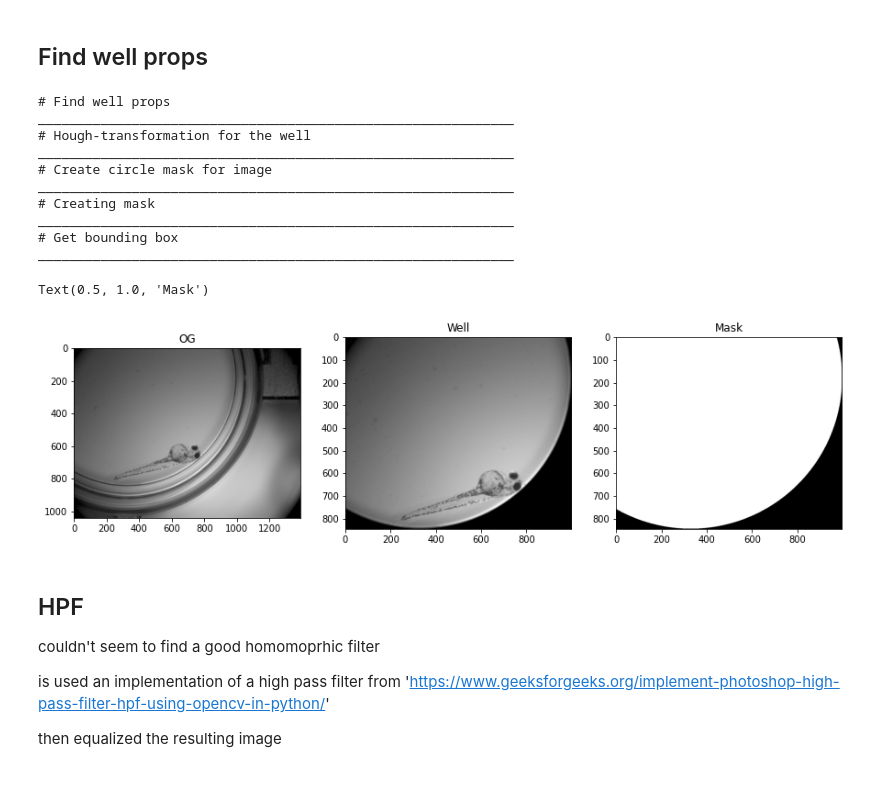
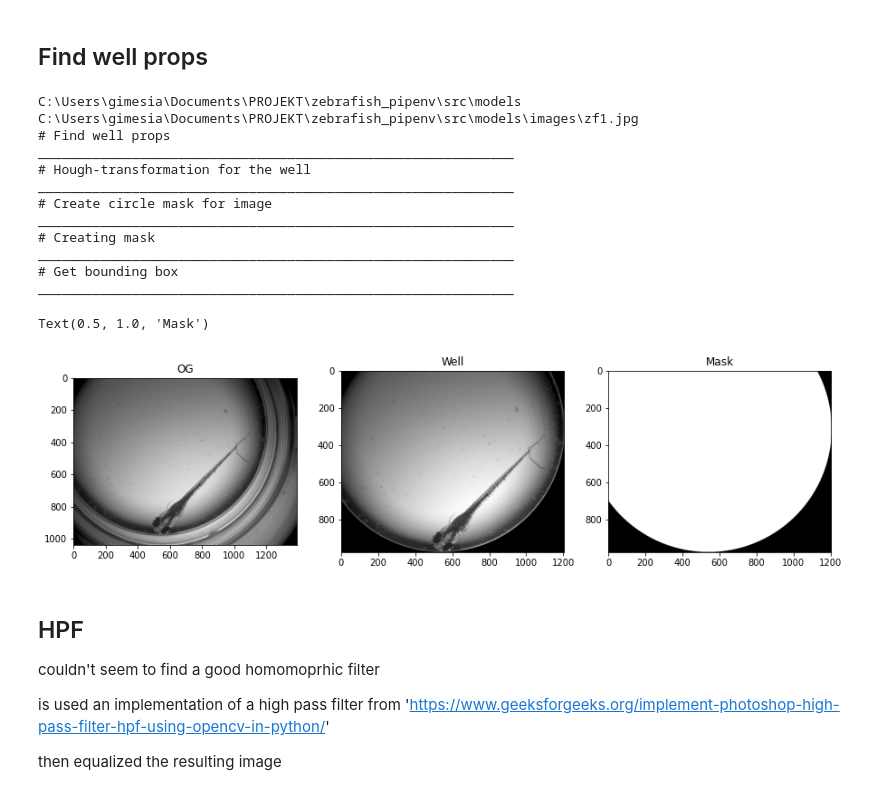
Before and after one commit to gimesia/zebrafisher, a Jupyter notebook: __docs/__notebooks/get_poss_fish_pipe.ipynb, the cells around one changed output. Cells and saved outputs as stored; diff of their text form; code cells hidden in the pictures.

```diff
--- a/__docs/__notebooks/get_poss_fish_pipe.ipynb
+++ b/__docs/__notebooks/get_poss_fish_pipe.ipynb
@@ -12,35 +13,35 @@ from src.well.find_well_props import find_well_props
 # %% [markdown]
 ## Find well props
 # %%
-from src.InputImage import InputImage
-
-fishy = InputImage('zf4.jpg')
+fishy = InputImage('zf1.jpg')
 
 fishy = find_well_props(fishy)
 
 fig, ax = plt.subplots(nrows=1, ncols=3, figsize=(15, 10))
 
 ax[0].imshow(fishy.og, "gray")
 ax[0].set_title('OG')
 
 ax[1].imshow(fishy.processed, "gray")
 ax[1].set_title('Well')
 
 ax[2].imshow(fishy.well_props.mask.cropped, "gray")
 ax[2].set_title('Mask')
 # %% [output]
+C:\Users\gimesia\Documents\PROJEKT\zebrafish_pipenv\src\models
+C:\Users\gimesia\Documents\PROJEKT\zebrafish_pipenv\src\models\images\zf1.jpg
 # Find well props
 _____________________________________________________________
 # Hough-transformation for the well
 _____________________________________________________________
 # Create circle mask for image
 _____________________________________________________________
 # Creating mask
 _____________________________________________________________
 # Get bounding box
 _____________________________________________________________
 Text(0.5, 1.0, 'Mask')
-[figure, old version]
+[figure, new version]
 # %% [markdown]
 ## HPF
 couldn't seem to find a good homomoprhic filter
```
Also changed, not shown: parts of 25 cells of this notebook, 12 other files.
